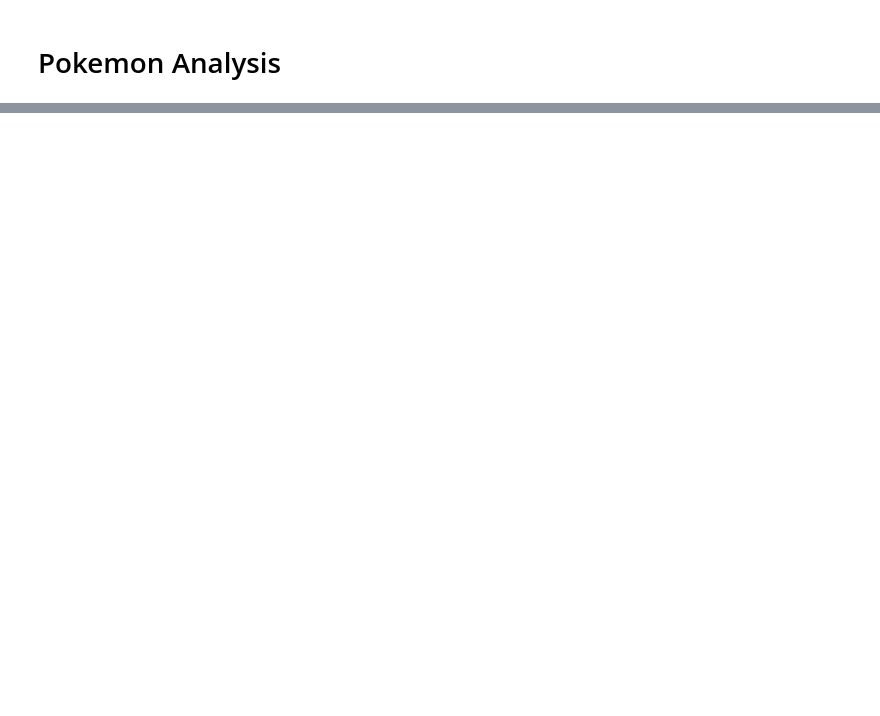
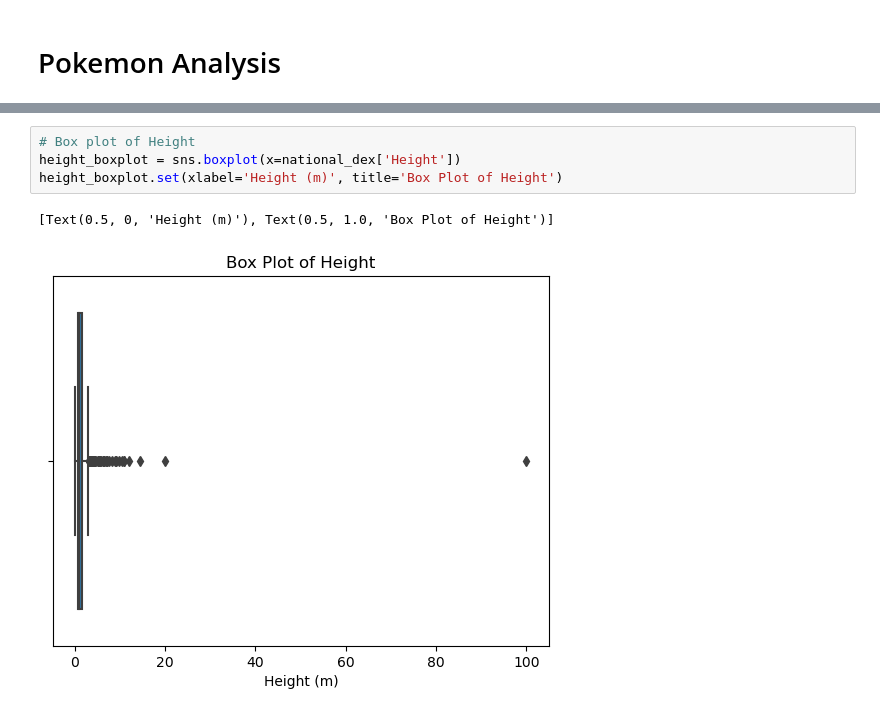
Before and after one commit to sarsteg/pokemon-index-analysis, a Jupyter notebook: analysis.ipynb, the cells around one changed output, grey strips where cells are left out. Cells and saved outputs as stored; diff of their text form; blank space fills up the shorter version.

```diff
--- a/analysis.ipynb
+++ b/analysis.ipynb
@@ -74,0 +77,7 @@ Stats on pokemon (HP, Attack, Defense, SP_Attack, SP_Defense) (5) - Kevin
+# %%
+# Box plot of Height
+height_boxplot = sns.boxplot(x=national_dex['Height'])
+height_boxplot.set(xlabel='Height (m)', title='Box Plot of Height')
+# %% [output]
+[Text(0.5, 0, 'Height (m)'), Text(0.5, 1.0, 'Box Plot of Height')]
+[figure, added]
```
Also changed, not shown: parts of 25 cells of this notebook.
